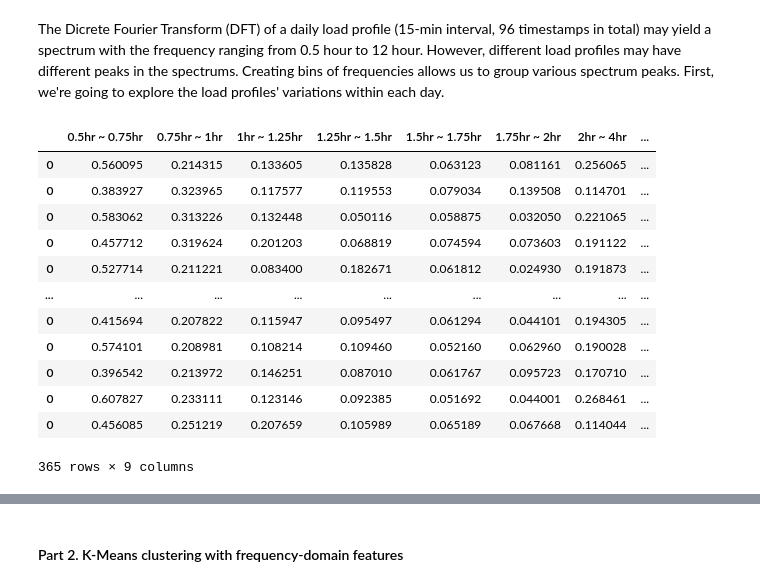
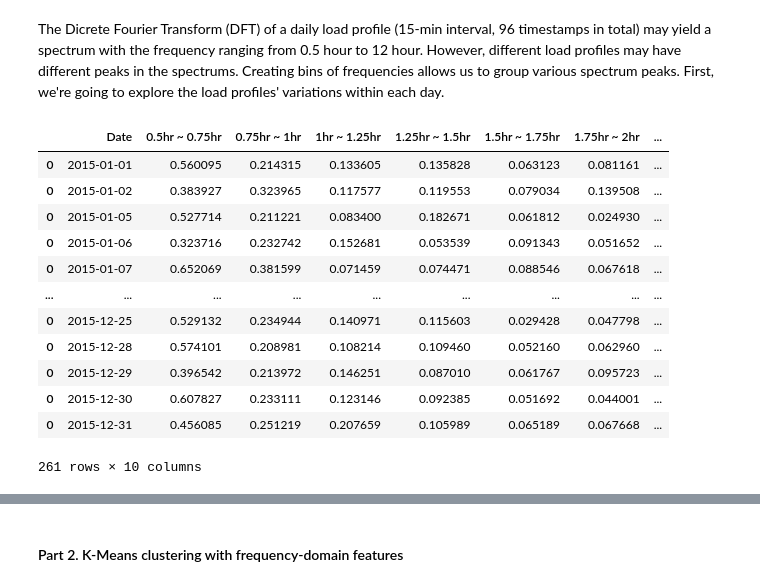
Before and after one commit to WalterZWang/EULP, a Jupyter notebook: example/example_frequency_domain_workflow.ipynb, the cells around one changed output, grey strips where cells are left out. Saved outputs shown, nothing was run; the diff lists cells and outputs as text; code cells hidden in the pictures.

```diff
--- a/example/example_frequency_domain_workflow.ipynb
+++ b/example/example_frequency_domain_workflow.ipynb
@@ -68,18 +54,19 @@ lp_m.get_fft_w_window(df_sample, get_bins=False, year=2015)
 # %% [markdown]
 The Dicrete Fourier Transform (DFT) of a daily load profile (15-min interval, 96 timestamps in total) may yield a spectrum with the frequency ranging from 0.5 hour to 12 hour. However, different load profiles may have different peaks in the spectrums. Creating bins of frequencies allows us to group various spectrum peaks. First, we're going to explore the load profiles' variations within each day.
 # %%
-lp_m.get_fft_w_window(df_sample, get_bins=True, year=2015)
+df_daily_bins = lp_m.get_fft_w_window(df_sample, get_bins=True, year=2015)
+df_daily_bins
 # %% [output]
-|  | 0.5hr ~ 0.75hr | 0.75hr ~ 1hr | 1hr ~ 1.25hr | 1.25hr ~ 1.5hr | 1.5hr ~ 1.75hr | 1.75hr ~ 2hr | 2hr ~ 4hr | ... |
-| 0 | 0.560095 | 0.214315 | 0.133605 | 0.135828 | 0.063123 | 0.081161 | 0.256065 | ... |
-| 0 | 0.383927 | 0.323965 | 0.117577 | 0.119553 | 0.079034 | 0.139508 | 0.114701 | ... |
-| 0 | 0.583062 | 0.313226 | 0.132448 | 0.050116 | 0.058875 | 0.032050 | 0.221065 | ... |
-| 0 | 0.457712 | 0.319624 | 0.201203 | 0.068819 | 0.074594 | 0.073603 | 0.191122 | ... |
-| 0 | 0.527714 | 0.211221 | 0.083400 | 0.182671 | 0.061812 | 0.024930 | 0.191873 | ... |
+|  | Date | 0.5hr ~ 0.75hr | 0.75hr ~ 1hr | 1hr ~ 1.25hr | 1.25hr ~ 1.5hr | 1.5hr ~ 1.75hr | 1.75hr ~ 2hr | ... |
+| 0 | 2015-01-01 | 0.560095 | 0.214315 | 0.133605 | 0.135828 | 0.063123 | 0.081161 | ... |
+| 0 | 2015-01-02 | 0.383927 | 0.323965 | 0.117577 | 0.119553 | 0.079034 | 0.139508 | ... |
+| 0 | 2015-01-05 | 0.527714 | 0.211221 | 0.083400 | 0.182671 | 0.061812 | 0.024930 | ... |
+| 0 | 2015-01-06 | 0.323716 | 0.232742 | 0.152681 | 0.053539 | 0.091343 | 0.051652 | ... |
+| 0 | 2015-01-07 | 0.652069 | 0.381599 | 0.071459 | 0.074471 | 0.088546 | 0.067618 | ... |
 | ... | ... | ... | ... | ... | ... | ... | ... | ... |
-| 0 | 0.415694 | 0.207822 | 0.115947 | 0.095497 | 0.061294 | 0.044101 | 0.194305 | ... |
-| 0 | 0.574101 | 0.208981 | 0.108214 | 0.109460 | 0.052160 | 0.062960 | 0.190028 | ... |
-| 0 | 0.396542 | 0.213972 | 0.146251 | 0.087010 | 0.061767 | 0.095723 | 0.170710 | ... |
-| 0 | 0.607827 | 0.233111 | 0.123146 | 0.092385 | 0.051692 | 0.044001 | 0.268461 | ... |
-| 0 | 0.456085 | 0.251219 | 0.207659 | 0.105989 | 0.065189 | 0.067668 | 0.114044 | ... |
+| 0 | 2015-12-25 | 0.529132 | 0.234944 | 0.140971 | 0.115603 | 0.029428 | 0.047798 | ... |
+| 0 | 2015-12-28 | 0.574101 | 0.208981 | 0.108214 | 0.109460 | 0.052160 | 0.062960 | ... |
+| 0 | 2015-12-29 | 0.396542 | 0.213972 | 0.146251 | 0.087010 | 0.061767 | 0.095723 | ... |
+| 0 | 2015-12-30 | 0.607827 | 0.233111 | 0.123146 | 0.092385 | 0.051692 | 0.044001 | ... |
+| 0 | 2015-12-31 | 0.456085 | 0.251219 | 0.207659 | 0.105989 | 0.065189 | 0.067668 | ... |
-365 rows × 9 columns
+261 rows × 10 columns
```
Also changed, not shown: parts of 7 cells of this notebook, 1 other file.
